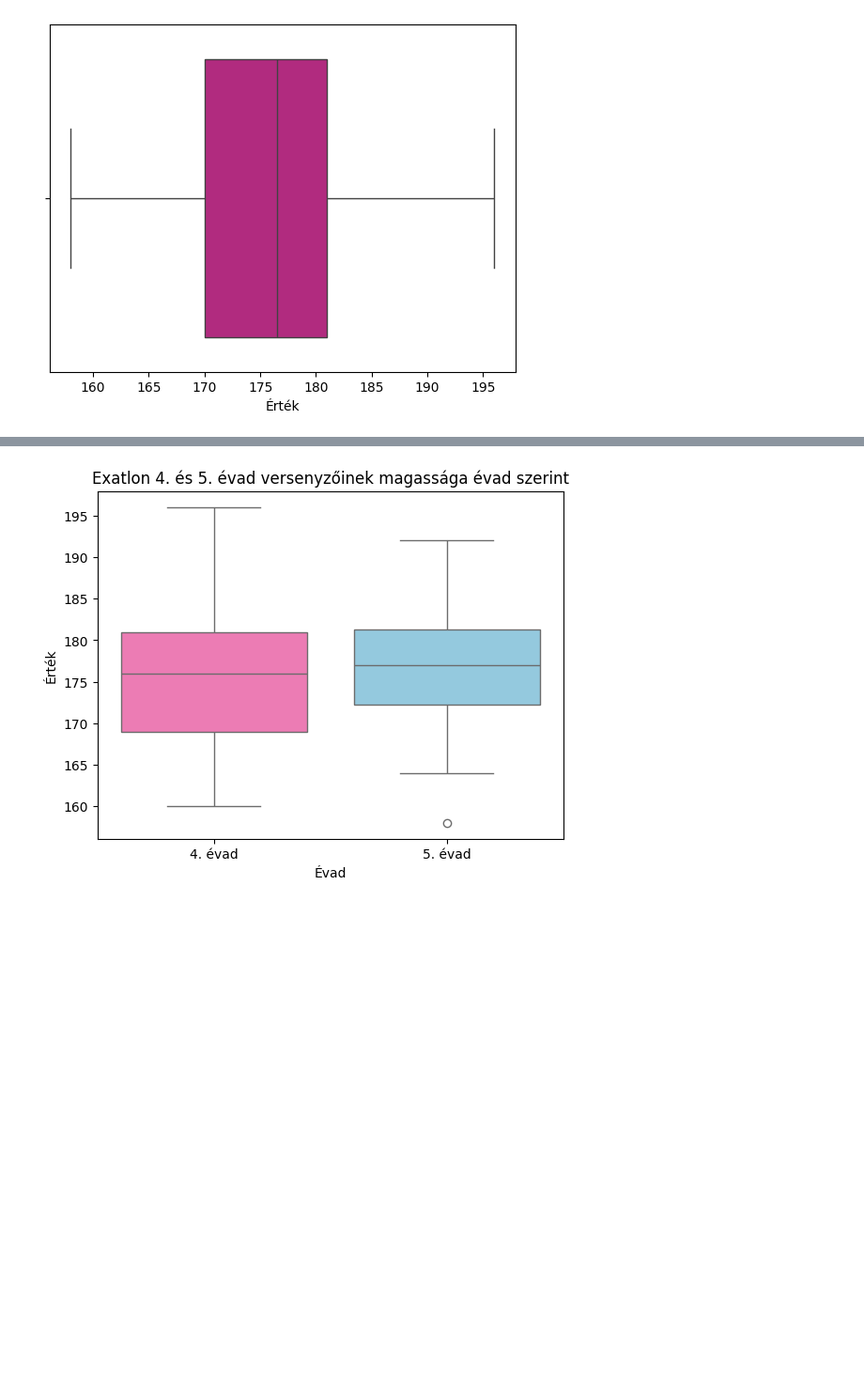
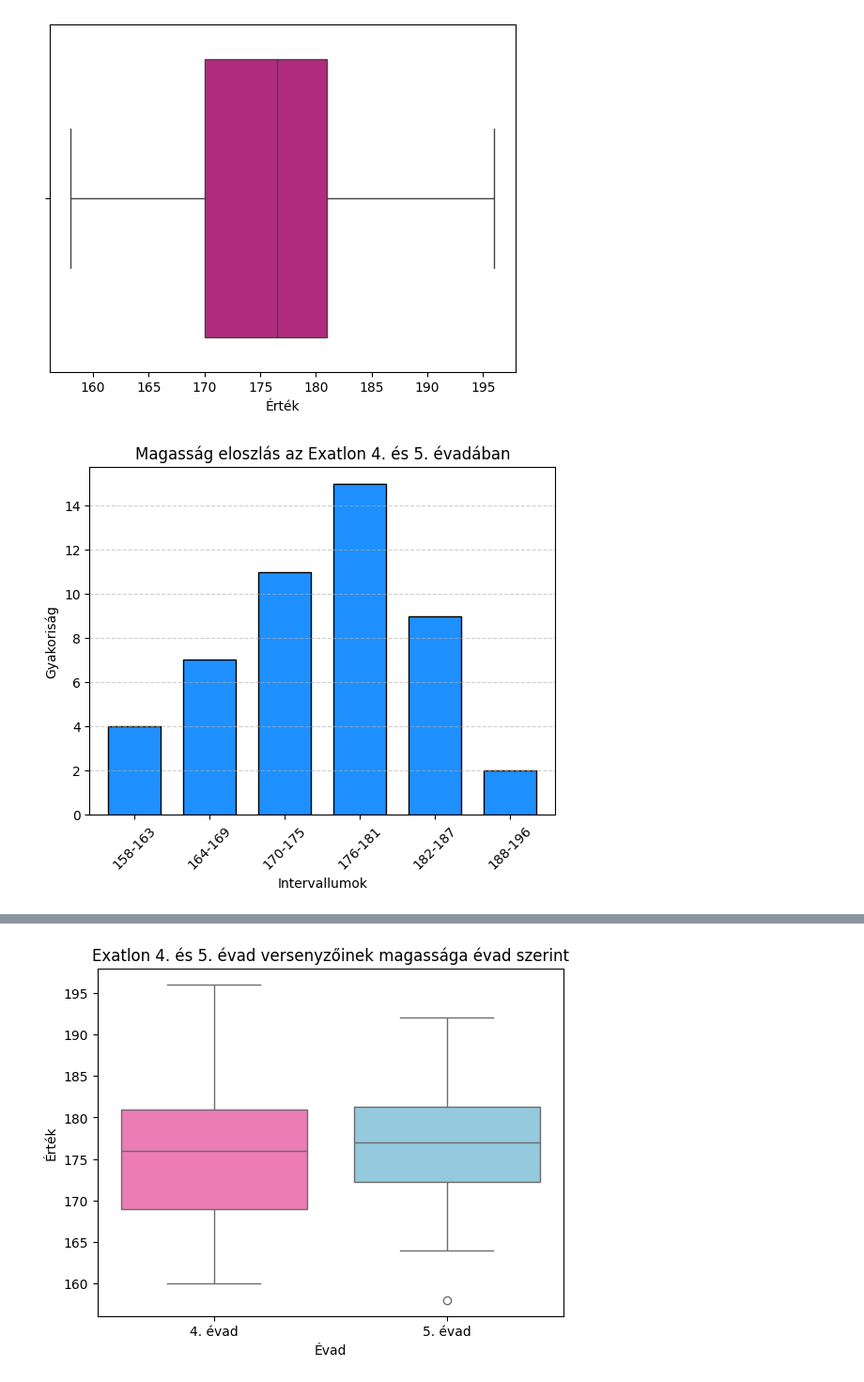
Before and after one commit to virag44/2026_matprog_projekt, a Jupyter notebook: Projekt.ipynb, the cells around one changed output, grey strips where cells are left out. Shown at 94% size. Saved outputs shown, nothing was run; the diff lists cells and outputs as text; code cells hidden in the pictures; blank space fills up the shorter version.

```diff
--- a/Projekt.ipynb
+++ b/Projekt.ipynb
@@ -114,3 +114,17 @@ sns.boxplot(x='Érték', data=heights, color='mediumvioletred')
 plt.show()
 # %% [output]
 [figure]
+# %%
+borders=[158, 164, 170, 176, 182, 189, 197]
+groups=["158-163","164-169","170-175","176-181","182-187","188-196"]
+heights['tartomány'] = pd.cut(heights['Érték'], bins=borders, labels=groups, right=False)
+frequency = heights['tartomány'].value_counts().sort_index()
+ax = frequency.plot(kind='bar', color='dodgerblue', edgecolor='black', width=0.7)
+plt.title('Magasság eloszlás az Exatlon 4. és 5. évadában')
+plt.xlabel('Intervallumok')
+plt.ylabel('Gyakoriság')
+plt.xticks(rotation=45)
+plt.grid(axis='y', linestyle='--', alpha=0.6)
+plt.show()
+# %% [output]
+[figure, added]
```
Also changed, not shown: parts of 1 cell of this notebook.
